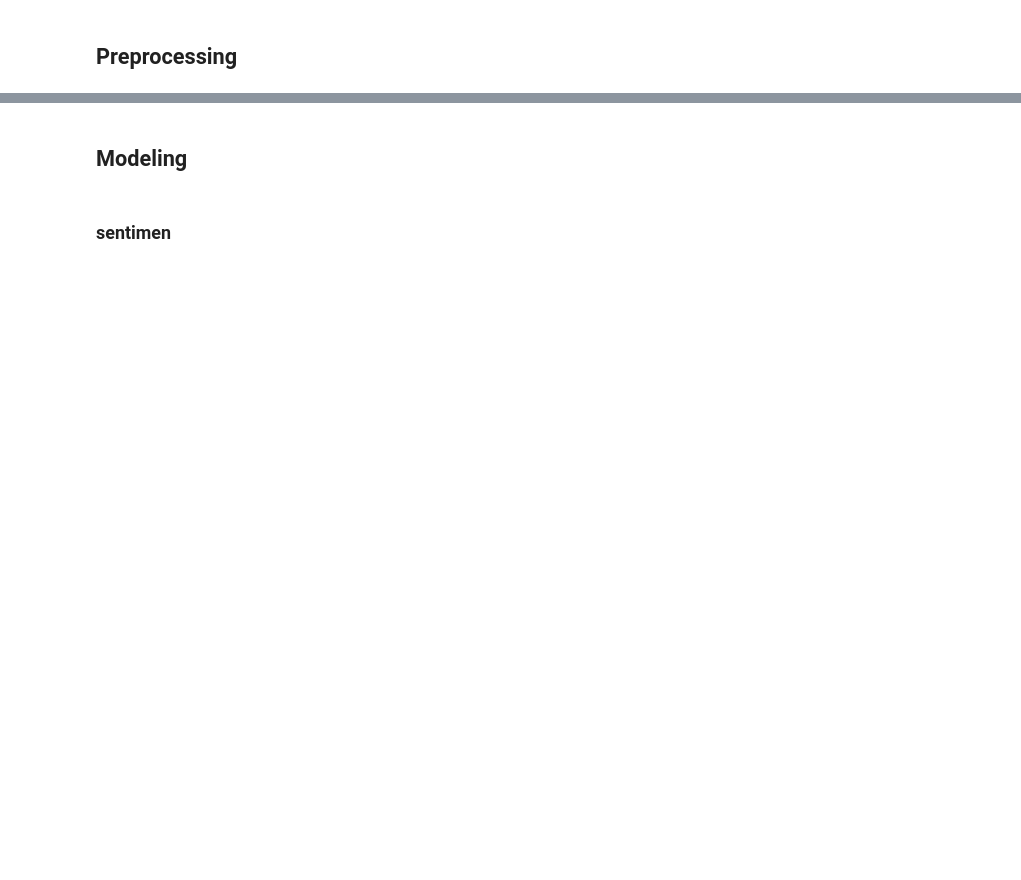
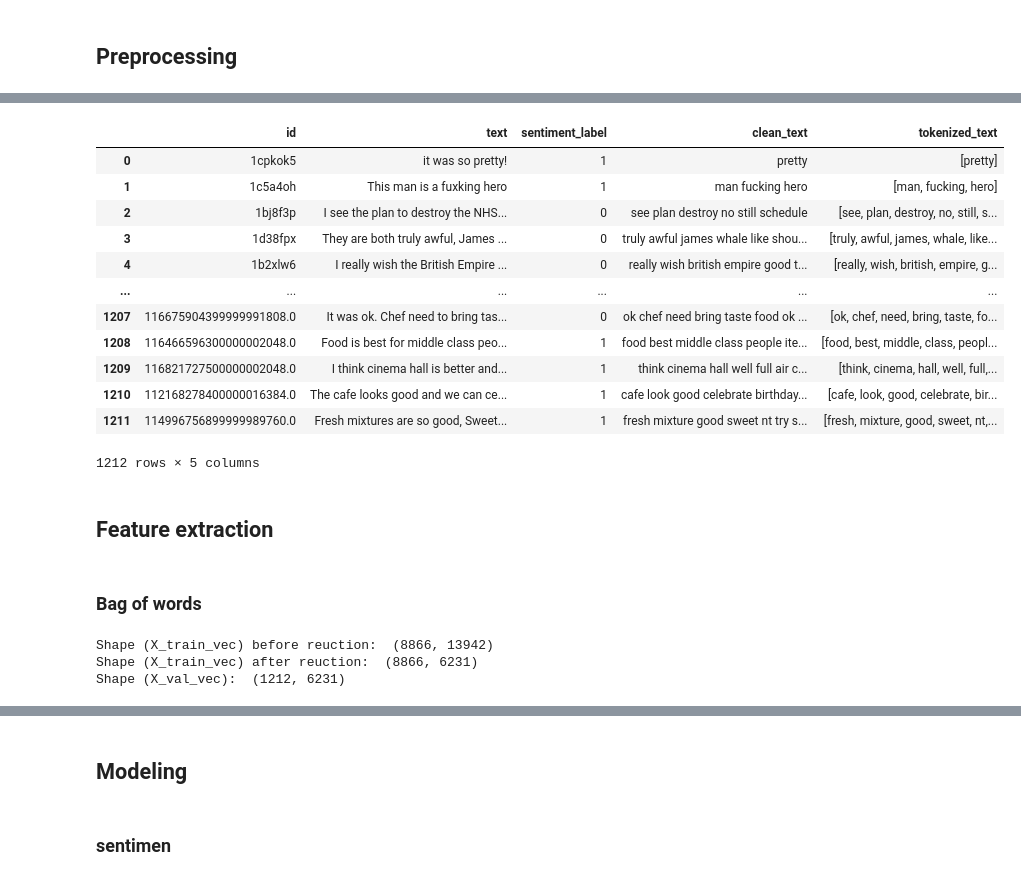
Before and after one commit to saropi99/nlp-project, a Jupyter notebook: notebook-santi.ipynb, the cells around one changed output, grey strips where cells are left out. Cells and saved outputs as stored; diff of their text form; code cells hidden in the pictures; blank space fills up the shorter version.

```diff
--- a/notebook-santi.ipynb
+++ b/notebook-santi.ipynb
@@ -516,0 +297,4 @@ combined_sentiment_df.to_csv('data_sentiment_preprocessed.csv', index=False)
+# %%
+## Text processing
+combined_sentiment_df_val['clean_text']= combined_sentiment_df_val['text'].apply(lambda x: text_preprocess(x, remove_stopwords=True, remove_digits=True, stemmer=Stemmer.WordNet))
+combined_sentiment_df_val
@@ -516,0 +315,18 @@ combined_sentiment_df.to_csv('data_sentiment_preprocessed.csv', index=False)
+# %%
+#tokenization
+combined_sentiment_df_val['tokenized_text'] = combined_sentiment_df_val['clean_text'].apply(lambda x: word_tokenize(x))
+combined_sentiment_df_val
+# %% [output]
+|  | id | text | sentiment_label | clean_text | tokenized_text |
+| 0 | 1cpkok5 | it was so pretty! | 1 | pretty | [pretty] |
+| 1 | 1c5a4oh | This man is a fuxking hero | 1 | man fucking hero | [man, fucking, hero] |
+| 2 | 1bj8f3p | I see the plan to destroy the NHS... | 0 | see plan destroy no still schedule | [see, plan, destroy, no, still, s... |
+| 3 | 1d38fpx | They are both truly awful, James ... | 0 | truly awful james whale like shou... | [truly, awful, james, whale, like... |
+| 4 | 1b2xlw6 | I really wish the British Empire ... | 0 | really wish british empire good t... | [really, wish, british, empire, g... |
+| ... | ... | ... | ... | ... | ... |
+| 1207 | 116675904399999991808.0 | It was ok. Chef need to bring tas... | 0 | ok chef need bring taste food ok ... | [ok, chef, need, bring, taste, fo... |
+| 1208 | 116466596300000002048.0 | Food is best for middle class peo... | 1 | food best middle class people ite... | [food, best, middle, class, peopl... |
+| 1209 | 116821727500000002048.0 | I think cinema hall is better and... | 1 | think cinema hall well full air c... | [think, cinema, hall, well, full,... |
+| 1210 | 112168278400000016384.0 | The cafe looks good and we can ce... | 1 | cafe look good celebrate birthday... | [cafe, look, good, celebrate, bir... |
+| 1211 | 114996756899999989760.0 | Fresh mixtures are so good, Sweet... | 1 | fresh mixture good sweet nt try s... | [fresh, mixture, good, sweet, nt,... |
+1212 rows × 5 columns
@@ -516,0 +335,40 @@ combined_sentiment_df.to_csv('data_sentiment_preprocessed.csv', index=False)
+# %% [markdown]
+## Feature extraction
+# %% [markdown]
+### Bag of words
+# %%
+from sklearn.feature_extraction.text import CountVectorizer
+import numpy as np
+
+combined_sentiment_df = pd.read_csv("data_sentiment_preprocessed.csv")
+combined_sentiment_df_val = pd.read_csv("data_sentiment_preprocessed_val.csv")
+
+# Split the data
+X_train = combined_sentiment_df.tokenized_text
+y_train = combined_sentiment_df.sentiment_label
+X_val = combined_sentiment_df_val.tokenized_text
+y_val = combined_sentiment_df_val.sentiment_label
+
+
+# BoW
+vectorizer = CountVectorizer()
+X_train_vec = vectorizer.fit_transform(X_train)
+print('Shape (X_train_vec) before reuction: ', X_train_vec.shape)
+
+# Selecting only words which occurs more than 2 times in the dataset (????)
+word_counts = np.asarray(X_train_vec.sum(axis=0)).flatten()
+vocab = np.array(vectorizer.get_feature_names_out())
+selected_words = vocab[word_counts >= 3]
+
+# BoW without rare words
+vectorizer = CountVectorizer(vocabulary=selected_words)
+# Transforming X_train data
+X_train_vec = vectorizer.fit_transform(X_train)
+print('Shape (X_train_vec) after reuction: ', X_train_vec.shape)
+# Transforming X_val data
+X_val_vec = vectorizer.transform(X_val)
+print('Shape (X_val_vec): ', X_val_vec.shape)
+# %% [output]
+Shape (X_train_vec) before reuction:  (8866, 13942)
+Shape (X_train_vec) after reuction:  (8866, 6231)
+Shape (X_val_vec):  (1212, 6231)
```
Also changed, not shown: parts of 51 cells of this notebook, 2 other files.
